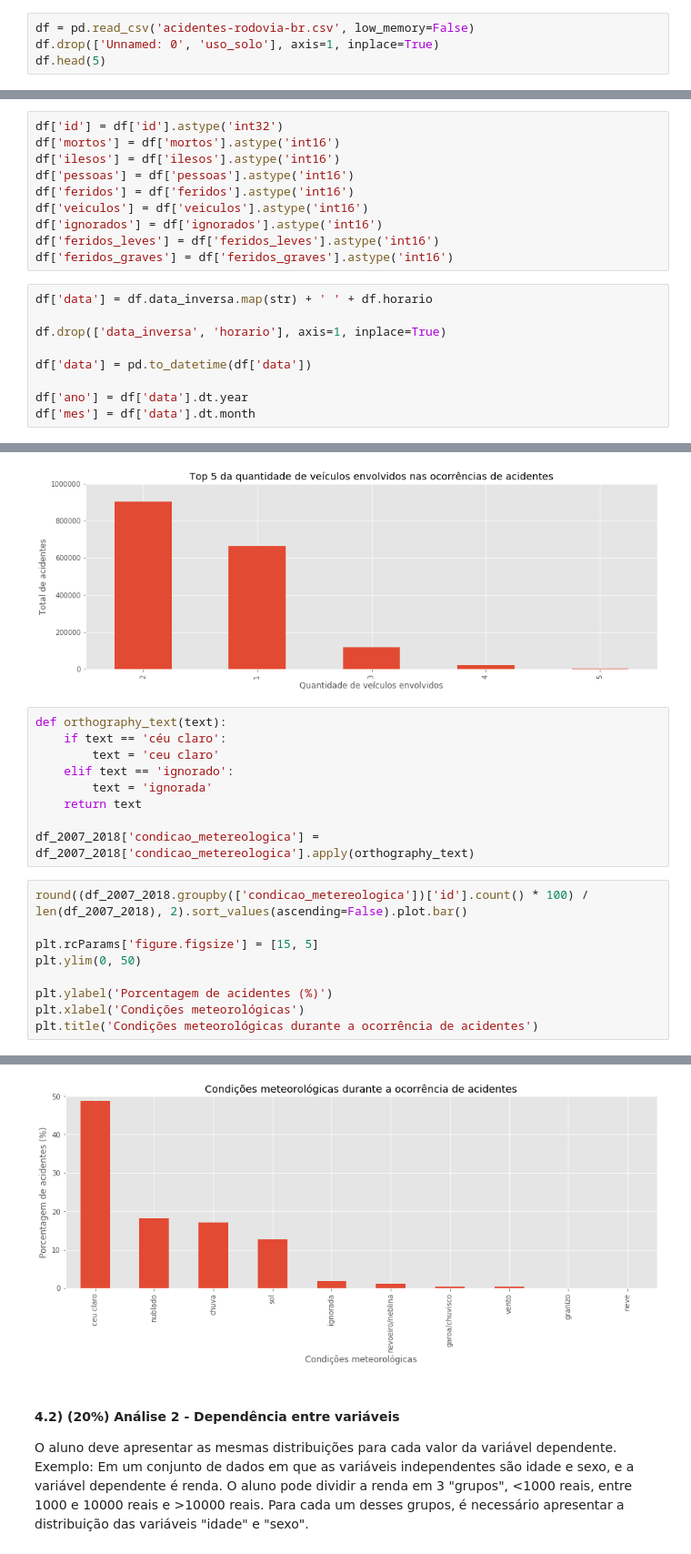
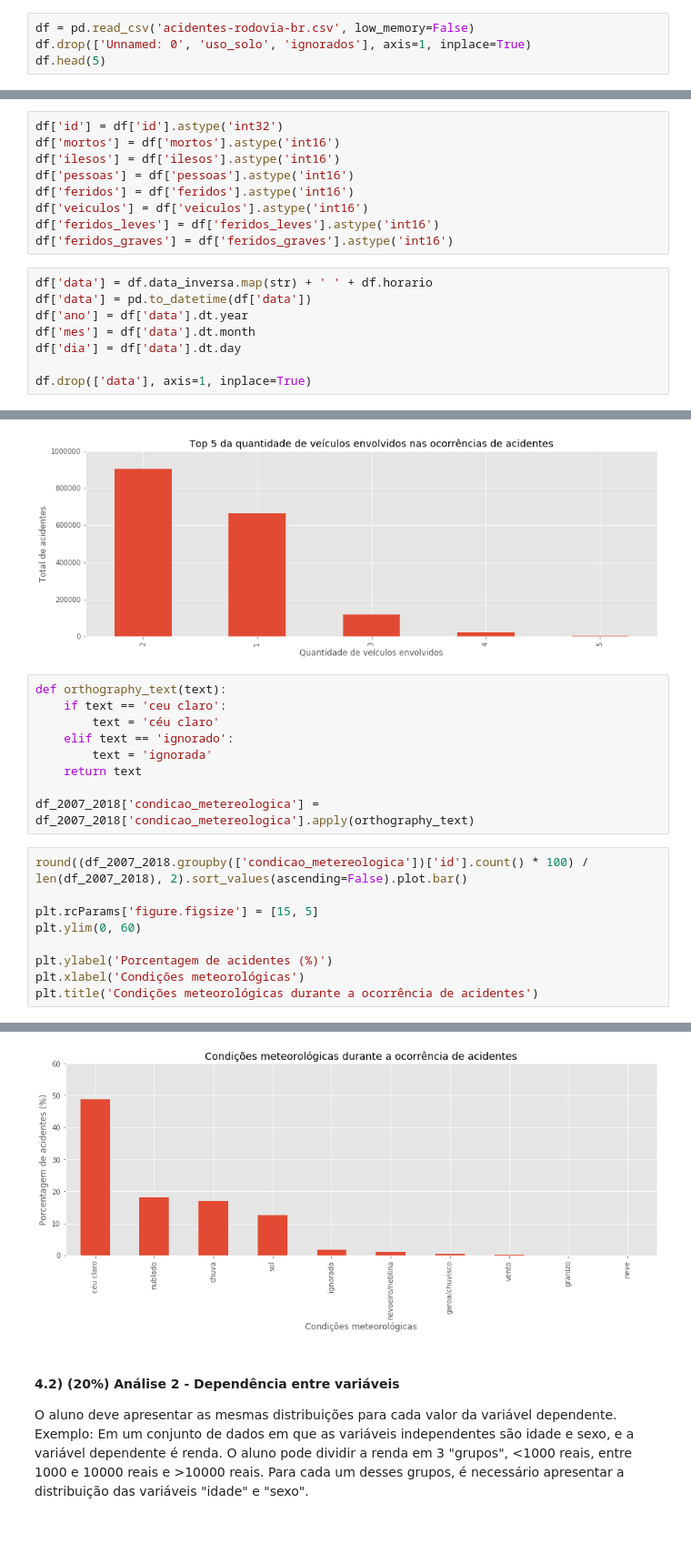
Before and after one commit to LilianeAquino/aed_projeto_1, a Jupyter notebook: template.ipynb, the cells around one changed output, grey strips where cells are left out. Shown at 91% size. Saved outputs shown, nothing was run; the diff lists cells and outputs as text.

```diff
--- a/template.ipynb
+++ b/template.ipynb
@@ -72,6 +78,6 @@ warnings.filterwarnings('ignore')
 # %%
 df = pd.read_csv('acidentes-rodovia-br.csv', low_memory=False)
-df.drop(['Unnamed: 0', 'uso_solo'], axis=1, inplace=True)
+df.drop(['Unnamed: 0', 'uso_solo', 'ignorados'], axis=1, inplace=True)
 df.head(5)
 # %% [output]
 |  | id | data_inversa | horario | uf | br | km | municipio | causa_acidente | tipo_acidente | ... |
@@ -146,16 +147,14 @@ df['ilesos'] = df['ilesos'].astype('int16')
 df['pessoas'] = df['pessoas'].astype('int16')
 df['feridos'] = df['feridos'].astype('int16')
 df['veiculos'] = df['veiculos'].astype('int16')
-df['ignorados'] = df['ignorados'].astype('int16')
 df['feridos_leves'] = df['feridos_leves'].astype('int16')
 df['feridos_graves'] = df['feridos_graves'].astype('int16')
 # %%
 df['data'] = df.data_inversa.map(str) + ' ' + df.horario
-
-df.drop(['data_inversa', 'horario'], axis=1, inplace=True)
-
 df['data'] = pd.to_datetime(df['data'])
-
 df['ano'] = df['data'].dt.year
 df['mes'] = df['data'].dt.month
+df['dia'] = df['data'].dt.day
+
+df.drop(['data'], axis=1, inplace=True)
 # %%
@@ -302,8 +299,8 @@ Text(0.5, 1.0, 'Top 5 da quantidade de veículos envolvidos nas ocorrências de
 [figure]
 # %%
 def orthography_text(text):
-    if text == 'céu claro':
-        text = 'ceu claro'
+    if text == 'ceu claro':
+        text = 'céu claro'
     elif text == 'ignorado':
         text = 'ignorada'
     return text
@@ -312,15 +309,15 @@ df_2007_2018['condicao_metereologica'] = df_2007_2018['condicao_metereologica'].
 # %%
 round((df_2007_2018.groupby(['condicao_metereologica'])['id'].count() * 100) / len(df_2007_2018), 2).sort_values(ascending=False).plot.bar()
 
 plt.rcParams['figure.figsize'] = [15, 5]
-plt.ylim(0, 50)
+plt.ylim(0, 60)
 
 plt.ylabel('Porcentagem de acidentes (%)')
 plt.xlabel('Condições meteorológicas')
 plt.title('Condições meteorológicas durante a ocorrência de acidentes')
 # %% [output]
 Text(0.5, 1.0, 'Condições meteorológicas durante a ocorrência de acidentes')
-[figure, old version]
+[figure, new version]
 # %% [markdown]
 #### 4.2) **(20%)** Análise 2 - Dependência entre variáveis
 O aluno deve apresentar as mesmas distribuições para cada valor da variável dependente. Exemplo: Em um conjunto de dados em que as variáveis independentes são idade e sexo, e a variável dependente é renda. O aluno pode dividir a renda em 3 "grupos", <1000 reais, entre 1000 e 10000 reais e >10000 reais. Para cada um desses grupos, é necessário apresentar a distribuição das variáveis "idade" e "sexo".
```
Also changed, not shown: parts of 12 cells of this notebook.
